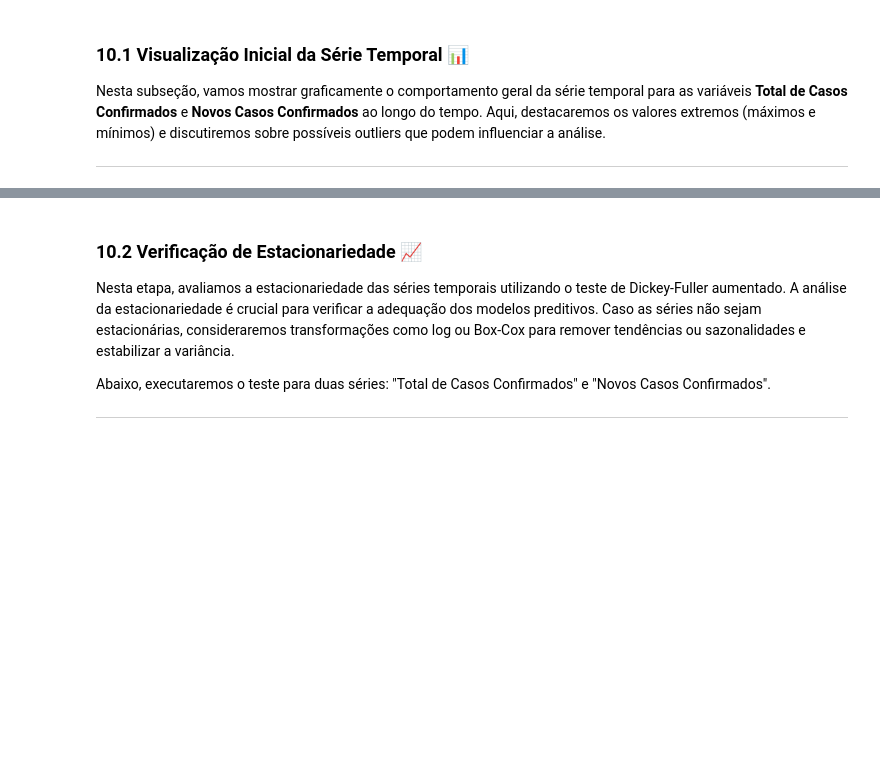
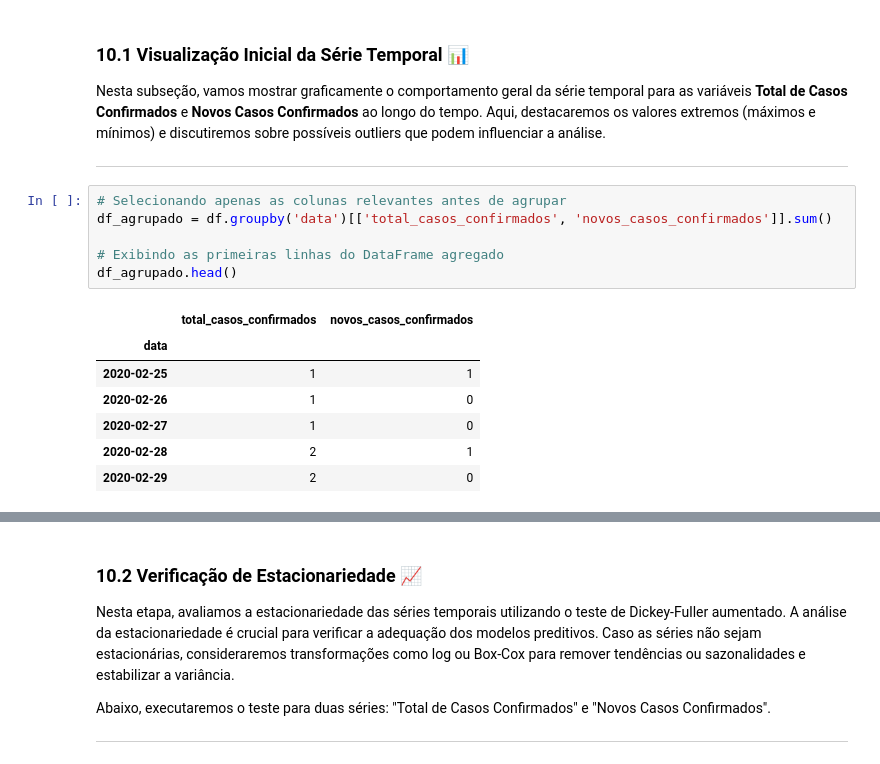
Before and after one commit to tnleite/covid19-brasil-statistics, a Jupyter notebook: 02-Analise/projeto_estatistica.ipynb, the cells around one changed output, grey strips where cells are left out. Saved outputs shown, nothing was run; the diff lists cells and outputs as text; blank space fills up the shorter version.

```diff
--- a/02-Analise/projeto_estatistica.ipynb
+++ b/02-Analise/projeto_estatistica.ipynb
@@ -934,4 +934,18 @@ A análise de séries temporais é essencial para entender o comportamento de da
 Nesta subseção, vamos mostrar graficamente o comportamento geral da série temporal para as variáveis **Total de Casos Confirmados** e **Novos Casos Confirmados** ao longo do tempo. Aqui, destacaremos os valores extremos (máximos e mínimos) e discutiremos sobre possíveis outliers que podem influenciar a análise.
 
 ---
+# %%
+# Selecionando apenas as colunas relevantes antes de agrupar
+df_agrupado = df.groupby('data')[['total_casos_confirmados', 'novos_casos_confirmados']].sum()
+
+# Exibindo as primeiras linhas do DataFrame agregado
+df_agrupado.head()
+# %% [output]
+|  | total_casos_confirmados | novos_casos_confirmados |
+| data |  |  |
+| 2020-02-25 | 1 | 1 |
+| 2020-02-26 | 1 | 0 |
+| 2020-02-27 | 1 | 0 |
+| 2020-02-28 | 2 | 1 |
+| 2020-02-29 | 2 | 0 |
 # %%
```
Also changed, not shown: parts of 13 cells of this notebook.
